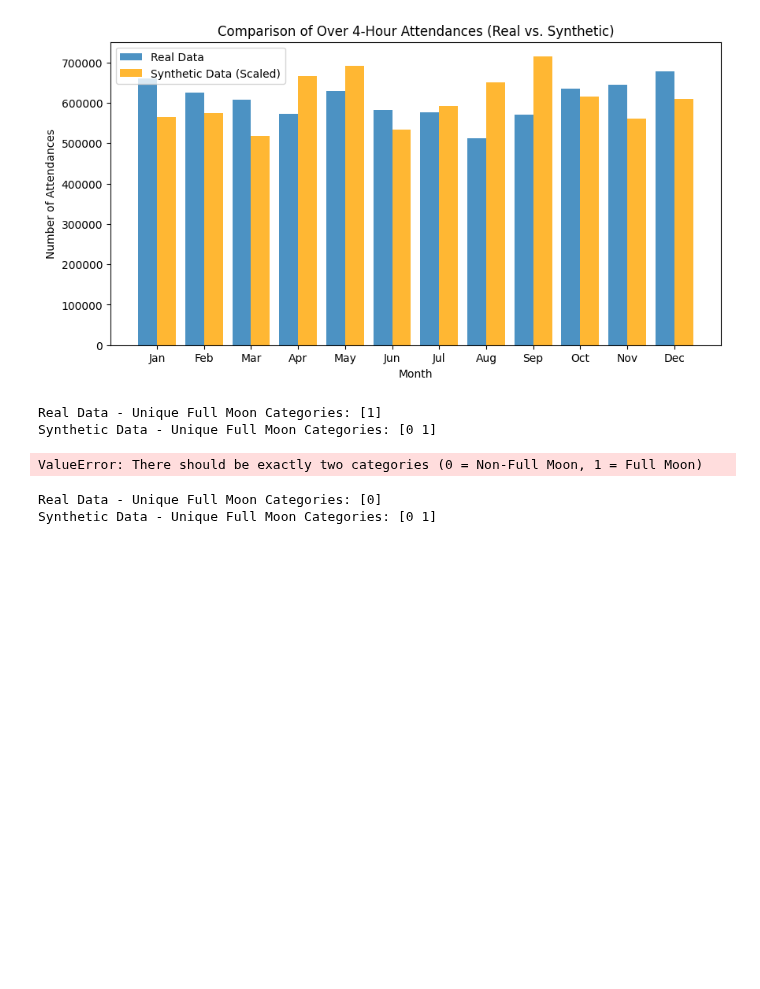
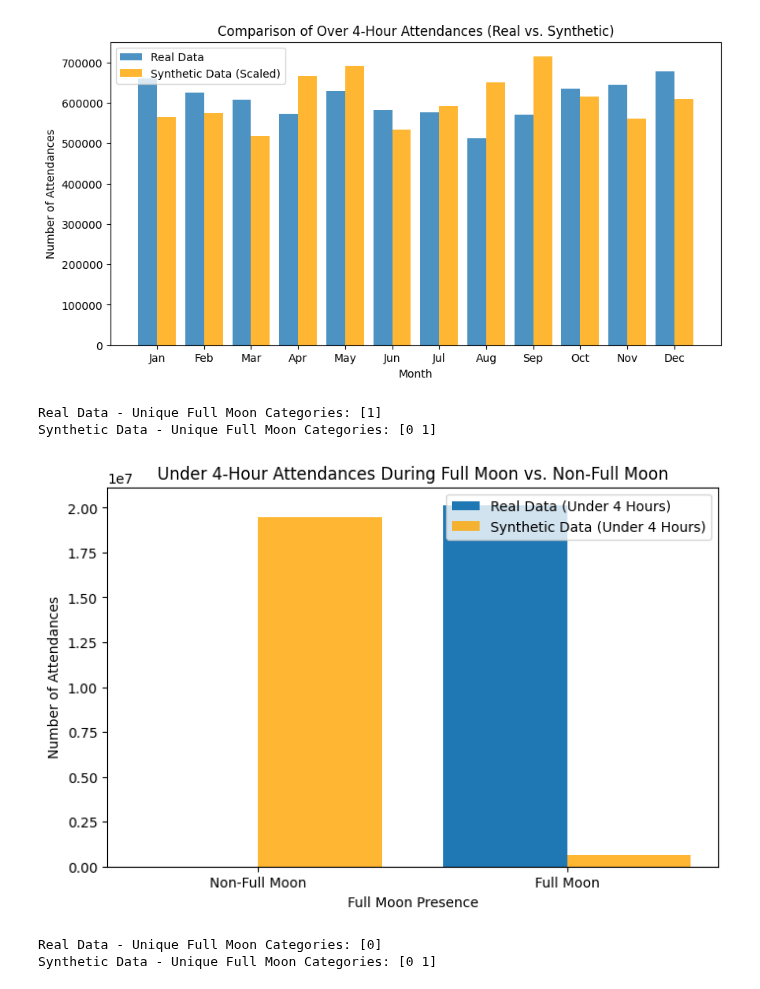
Before and after one commit to sophieboyle1/Final-Year-Project, a Jupyter notebook: src/synthetic_data_v2.ipynb, the cells around one changed output. Cells and saved outputs as stored; diff of their text form; code cells hidden in the pictures; blank space fills up the shorter version.

Commit message:
fixed full moon error

```diff
--- a/src/synthetic_data_v2.ipynb
+++ b/src/synthetic_data_v2.ipynb
@@ -287,40 +287,41 @@ print("Synthetic Data - Unique Full Moon Categories:", synthetic_df['is_full_moo
 Real Data - Unique Full Moon Categories: [1]
 Synthetic Data - Unique Full Moon Categories: [0 1]
 # %%
+import pandas as pd
 import matplotlib.pyplot as plt
 import numpy as np
 
 # Ensure 'is_full_moon' column exists
 if 'is_full_moon' not in combined_data.columns or 'is_full_moon' not in synthetic_df.columns:
     raise KeyError("The 'is_full_moon' column is missing in one or both datasets!")
 
-# Aggregate data by full moon presence
+# Aggregate data by full moon presence and ensure both categories exist
 real_full_moon = combined_data.groupby('is_full_moon')[['Total Attendances < 4 hours']].sum().reset_index()
 synthetic_full_moon = synthetic_df.groupby('is_full_moon')[['Under_4_Hours_Scaled']].sum().reset_index()
 
-# Ensure there are two categories: 0 (Non-Full Moon) and 1 (Full Moon)
-if real_full_moon.shape[0] != 2 or synthetic_full_moon.shape[0] != 2:
-    raise ValueError("There should be exactly two categories (0 = Non-Full Moon, 1 = Full Moon)")
+# Reindex to ensure both categories (0 and 1) are present
+real_full_moon = real_full_moon.set_index('is_full_moon').reindex([0, 1], fill_value=0).reset_index()
+synthetic_full_moon = synthetic_full_moon.set_index('is_full_moon').reindex([0, 1], fill_value=0).reset_index()
 
 # Define bar width
 bar_width = 0.4
 x = np.array([0, 1])  # Two categories for Non-Full Moon and Full Moon
 
 # Create bar plot
 plt.figure(figsize=(8, 5))
 plt.bar(x - bar_width/2, real_full_moon['Total Attendances < 4 hours'], bar_width, label="Real Data (Under 4 Hours)")
 plt.bar(x + bar_width/2, synthetic_full_moon['Under_4_Hours_Scaled'], bar_width, label="Synthetic Data (Under 4 Hours)", alpha=0.8, color='orange')
 
 # Set correct tick locations and labels
 plt.xticks(x, ['Non-Full Moon', 'Full Moon'])
 
 plt.title("Under 4-Hour Attendances During Full Moon vs. Non-Full Moon")
 plt.xlabel("Full Moon Presence")
 plt.ylabel("Number of Attendances")
 plt.legend()
 plt.show()
 # %% [output]
-ValueError: There should be exactly two categories (0 = Non-Full Moon, 1 = Full Moon)
+[figure, added]
 # %%
 # Check unique values in is_full_moon column
 print("Real Data - Unique Full Moon Categories:", combined_data['is_full_moon'].unique())
```
